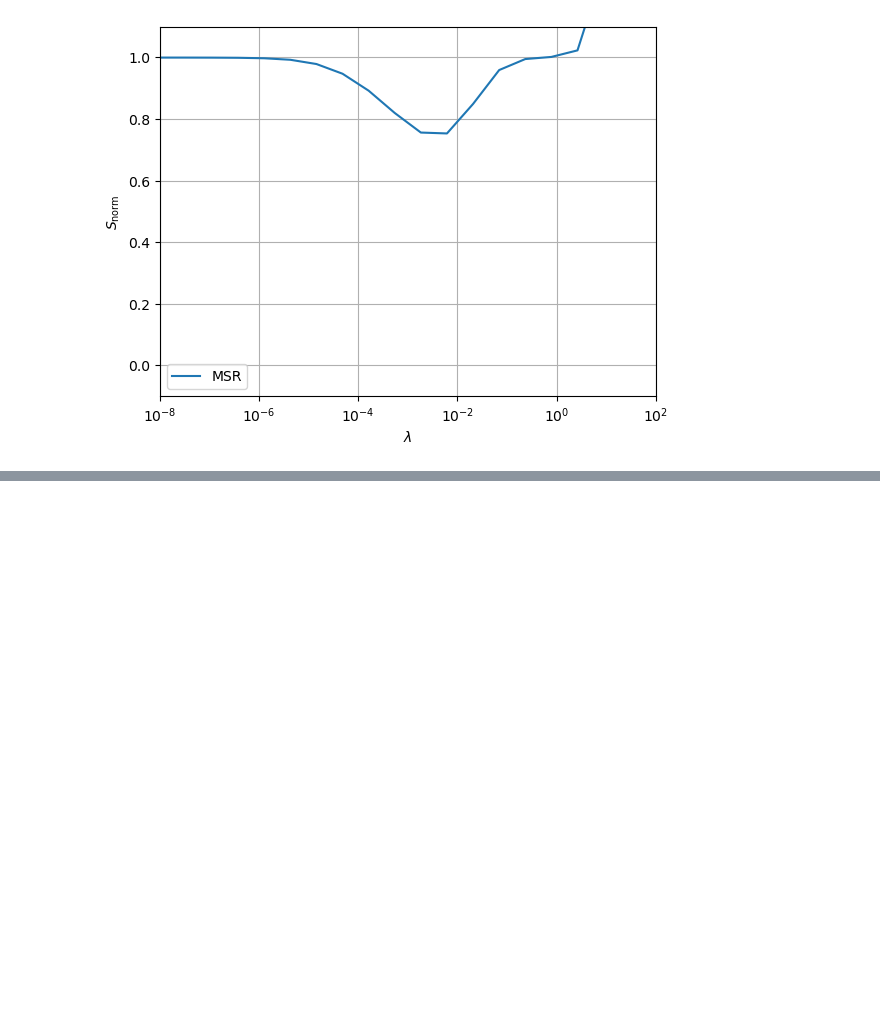
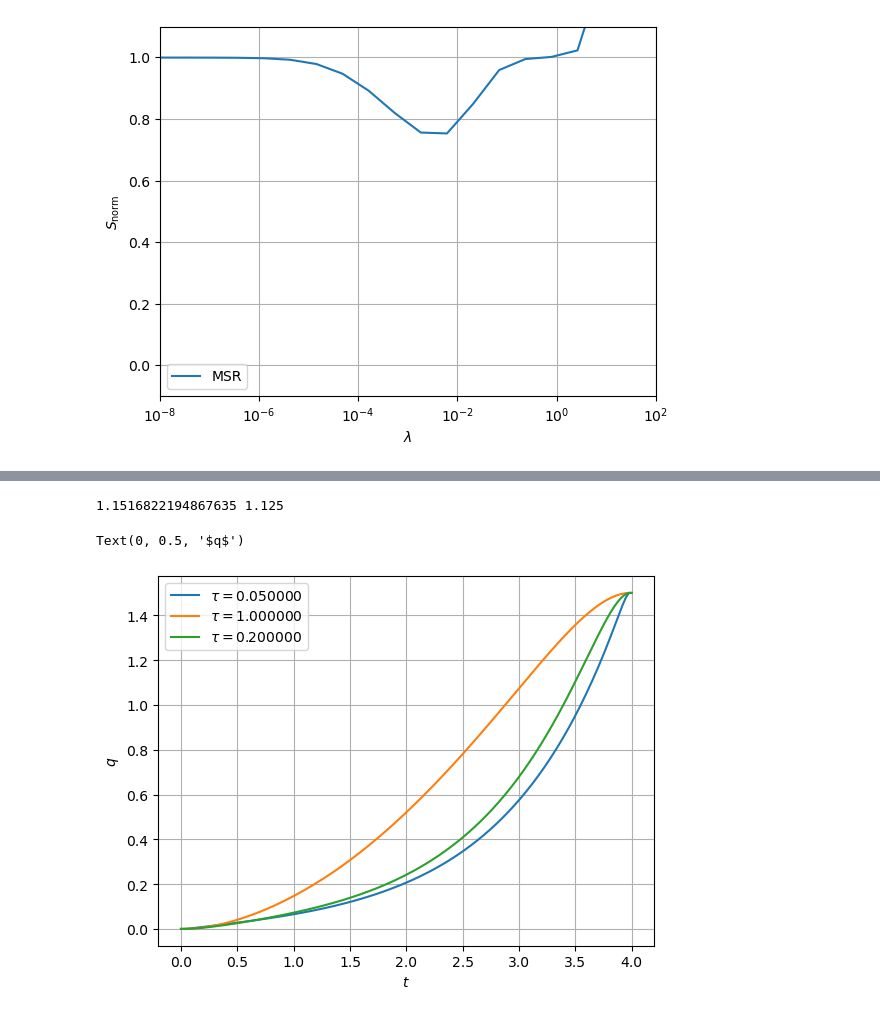
Before and after one commit to larstors/Internship, a Jupyter notebook: numerics/output.ipynb, the cells around one changed output, grey strips where cells are left out. Saved outputs shown, nothing was run; the diff lists cells and outputs as text; code cells hidden in the pictures; blank space fills up the shorter version.

```diff
--- a/numerics/output.ipynb
+++ b/numerics/output.ipynb
@@ -92,0 +232,22 @@ ax[1].grid()
+# %%
+import numpy as np
+import matplotlib.pyplot as plt
+import scipy.optimize as opt
+import scipy.misc as misc
+from numba import njit, jit
+import sys
+import legendre
+
+
+tau = [1.0, 0.2, 0.05]
+tmax = 4
+N = 150
+dt = tmax/N
+time = np.linspace(0, tmax, N)
+
+test1 =  legendre.transform(lambda_=0.0, a=0.0, tau=tau[0], D1=0, D2=2, N=N, noise="d", pot="h", tmax=tmax, const_i=0, const_f=1.5)
+res1 = test1.minimize(in_cond=np.ones(2*N) * (-1e-1))
+test2 =  legendre.transform(lambda_=0.0, a=0.0, tau=tau[1], D1=0, D2=2, N=N, noise="d", pot="h", tmax=tmax, const_i=0, const_f=1.5)
+res2 = test2.minimize(in_cond=np.ones(2*N) * (-1e-1))
+test =  legendre.transform(lambda_=0.0, a=0.0, tau=tau[2], D1=0, D2=2, N=N, noise="d", pot="h", tmax=tmax, const_i=0, const_f=1.5)
+res = test.minimize(in_cond=np.ones(2*N) * (-1e-1))
@@ -92,0 +270,15 @@ ax[1].grid()
+# %%
+print(res.fun, 2 * (test.Pot_harmonic(1.5) - test.Pot_harmonic(0)) / 2)
+# %% [output]
+1.1516822194867635 1.125
+# %%
+plt.plot(time, res.x[:N], label=r"$\tau=%f$" % tau[2])
+plt.plot(time, res1.x[:N], label=r"$\tau=%f$" % tau[0])
+plt.plot(time, res2.x[:N], label=r"$\tau=%f$" % tau[1])
+plt.legend()
+plt.grid()
+plt.xlabel(r"$t$")
+plt.ylabel(r"$q$")
+# %% [output]
+Text(0, 0.5, '$q$')
+[figure, added]
```
Also changed, not shown: parts of 11 cells of this notebook, 3 other files.
